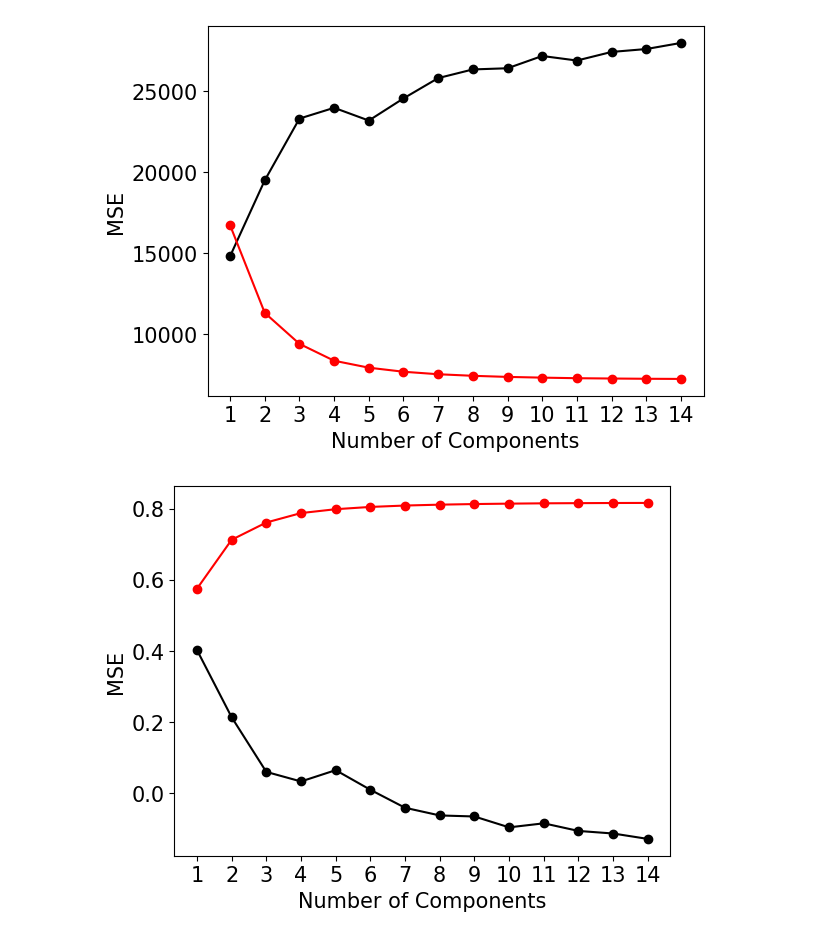
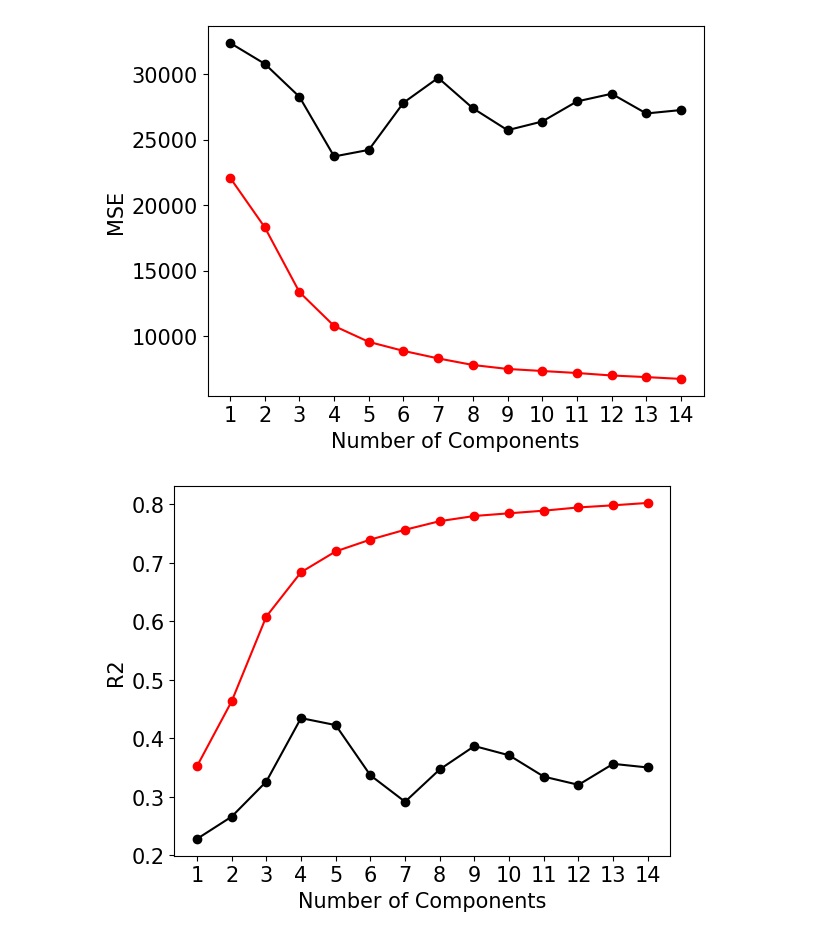
Before and after one commit to lstorchi/model_reaction_data, a Jupyter notebook: nasicmodels.ipynb, the cells around one changed output. Drawn from its saved outputs; the diff is of its cells as text; code cells hidden in the pictures.

Commit message:
start adding basic models

```diff
--- a/nasicmodels.ipynb
+++ b/nasicmodels.ipynb
@@ -134,53 +85,9 @@ plt.show()
-# %%
-X_bits_train, X_bits_test, y_bits_train, y_bits_test = train_test_split(np_bits_features, Y, \
-                                                    test_size=perc_split, random_state=42)
-
-mses_test = []
-mses_train = []
-r2s_test = []
-r2s_train = []
-ncomps = []
-
-for ncomp in range(1,15):
-    pls = PLSRegression(ncomp)
-    pls.fit(X_bits_train, y_bits_train)
-
-    y_pred = pls.predict(X_bits_train)
-    y_pred_test = pls.predict(X_bits_test)
-
-    mse_train = mean_squared_error(y_bits_train, y_pred)
-    mse_test = mean_squared_error(y_bits_test, y_pred_test)
-
-    r2_train = r2_score(y_bits_train, y_pred)
-    r2_test = r2_score(y_bits_test, y_pred_test)
-
-    r2s_train.append(r2_train)
-    mses_train.append(mse_train)
-    r2s_test.append(r2_test)
-    mses_test.append(mse_test)
-    ncomps.append(ncomp)
-
-plt.clf()
-plt.rcParams.update({'font.size': 15})
-#pyplot.plot(ncomps, r2s, '-o', color='black')
-plt.plot(ncomps, mses_test, '-o', color='black')
-plt.plot(ncomps, mses_train, '-o', color='red')
-plt.xlabel('Number of Components')
-plt.ylabel('MSE')
-plt.xticks(ncomps)
-#plt.savefig("PLS_components_MSE.png", bbox_inches="tight", dpi=600)
-plt.show()
-
-plt.clf()
-plt.rcParams.update({'font.size': 15})
-#pyplot.plot(ncomps, r2s, '-o', color='black')
-plt.plot(ncomps, r2s_test, '-o', color='black')
-plt.plot(ncomps, r2s_train, '-o', color='red')
-plt.xlabel('Number of Components')
-plt.ylabel('MSE')
-plt.xticks(ncomps)
-#plt.savefig("PLS_components_MSE.png", bbox_inches="tight", dpi=600)
-plt.show()
-# %% [output]
-[figure, removed]
-[figure, removed]
+# %%
+import models
+%reload_ext models
+
+perc_split = 0.2
+models.plsemodel (0.2, np_counts_features, Y)
+# %% [output]
+[figure, added]
+[figure, added]
```
Also changed, not shown: parts of 4 cells of this notebook, 1 other file.
